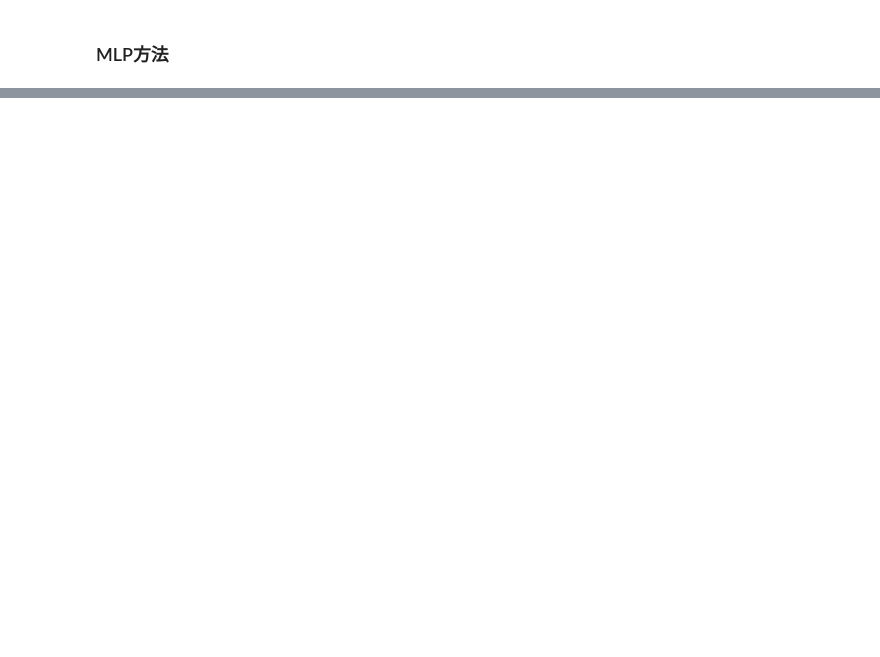
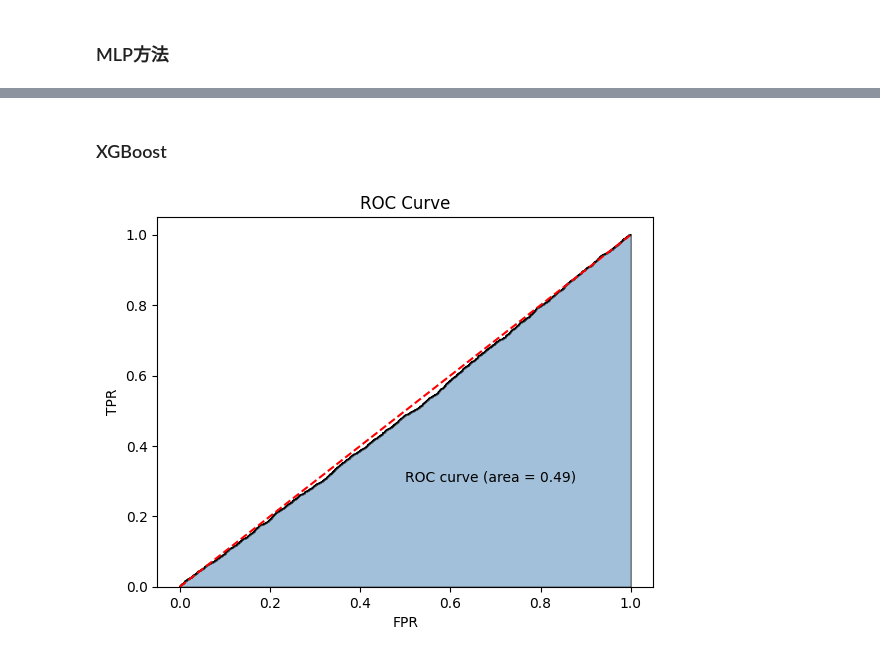
Before and after one commit to AyanMeow/TIANCHIchampion, a Jupyter notebook: 天猫复购预测/model.ipynb, the cells around one changed output, grey strips where cells are left out. Saved outputs shown, nothing was run; the diff lists cells and outputs as text; code cells hidden in the pictures; blank space fills up the shorter version.

```diff
--- a/天猫复购预测/model.ipynb
+++ b/天猫复购预测/model.ipynb
@@ -166,0 +164,26 @@ plot_roc(test_y,predlist)
+# %% [markdown]
+### XGBoost
+# %%
+import xgboost as xgb
+train_set_xgb=xgb.DMatrix(train_x,label=train_y)
+test_set_xgb=xgb.DMatrix(test_x,label=test_y)
+params={'booster':'gbtree',
+        'objective': 'binary:logistic',
+        'eval_metric': 'auc',
+        'max_depth':8,
+        'lambda':10,
+        'subsample':0.75,
+        'colsample_bytree':0.75,
+        'min_child_weight':1,
+        'eta': 0.025,
+        'seed':0,
+        'nthread':8,
+        'gamma':0,
+        'learning_rate' : 0.01}
+bst=xgb.train(params=params,
+              dtrain=train_set_xgb,
+              num_boost_round=200)
+y_pred=bst.predict(test_set_xgb)
+plot_roc(test_y,y_pred)
+# %% [output]
+[figure, added]
```
Also changed, not shown: parts of 9 cells of this notebook, 3 other files.
